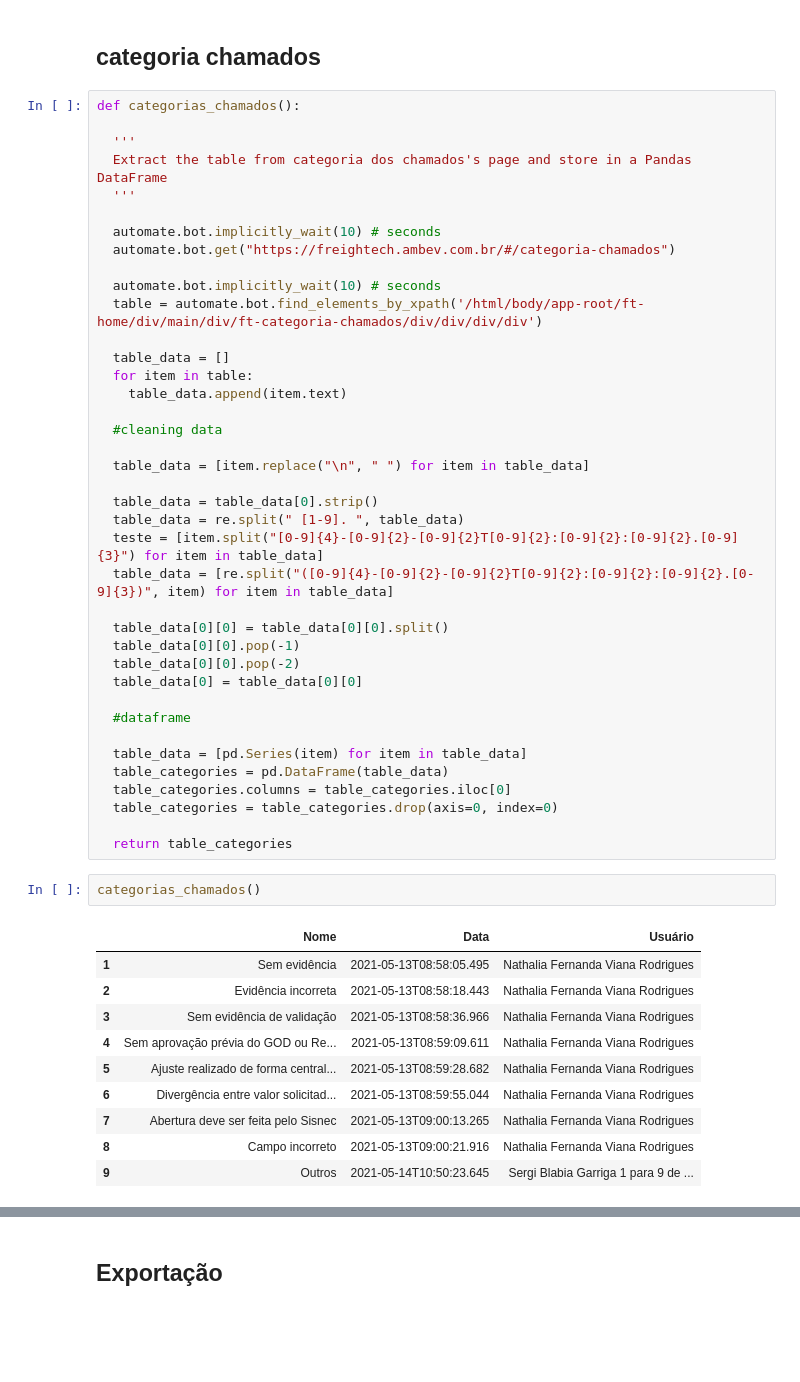
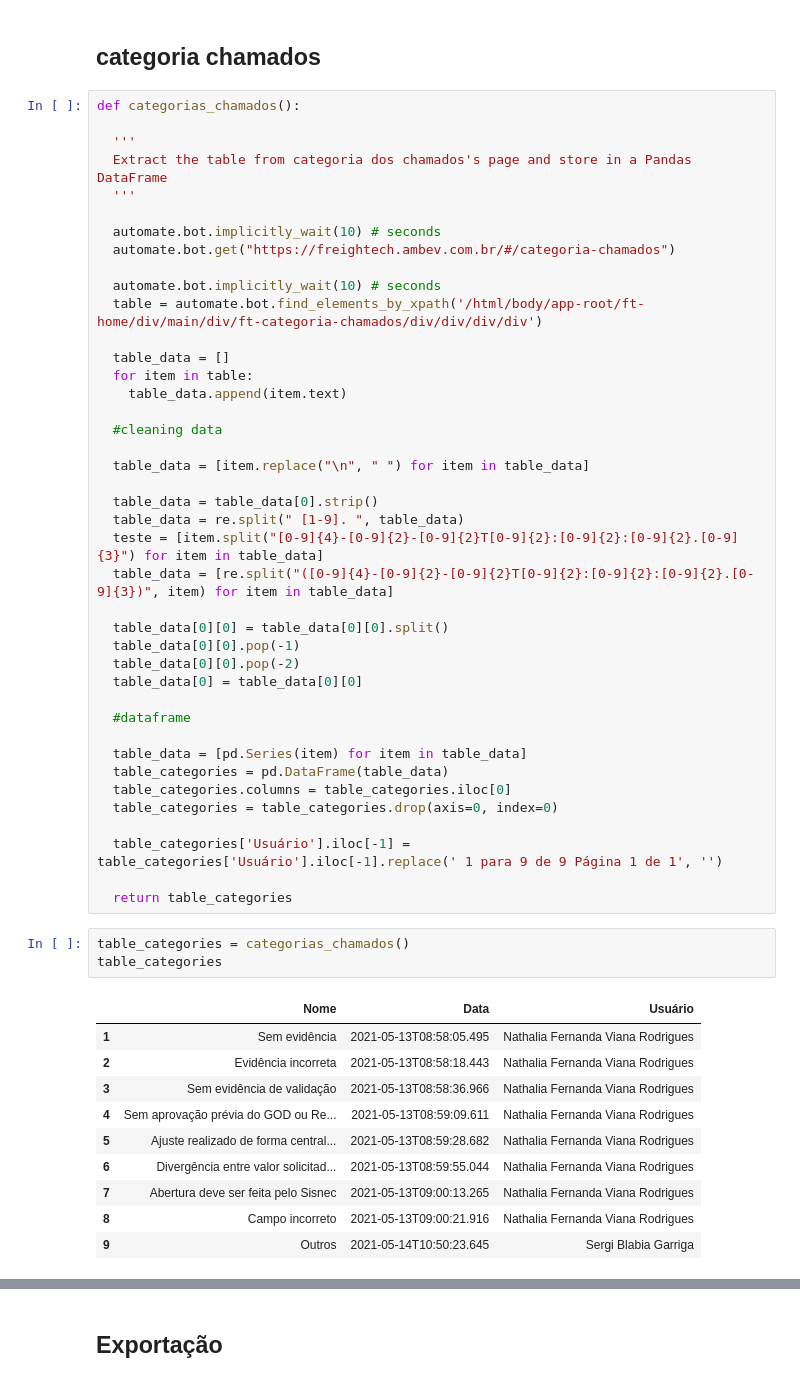
Before and after one commit to carolvieirav/operalabs, a Jupyter notebook: freightech.ipynb, the cells around one changed output, grey strips where cells are left out. Cells and saved outputs as stored; diff of their text form; blank space fills up the shorter version.

```diff
--- a/freightech.ipynb
+++ b/freightech.ipynb
@@ -232,18 +224,21 @@ def categorias_chamados():
   table_categories.columns = table_categories.iloc[0]
   table_categories = table_categories.drop(axis=0, index=0)
 
+  table_categories['Usuário'].iloc[-1] = table_categories['Usuário'].iloc[-1].replace(' 1 para 9 de 9 Página 1 de 1', '')
+
   return table_categories
-# %%
-categorias_chamados()
-# %% [output]
-|  | Nome | Data | Usuário |
-| 1 | Sem evidência | 2021-05-13T08:58:05.495 | Nathalia Fernanda Viana Rodrigues |
-| 2 | Evidência incorreta | 2021-05-13T08:58:18.443 | Nathalia Fernanda Viana Rodrigues |
-| 3 | Sem evidência de validação | 2021-05-13T08:58:36.966 | Nathalia Fernanda Viana Rodrigues |
-| 4 | Sem aprovação prévia do GOD ou Re... | 2021-05-13T08:59:09.611 | Nathalia Fernanda Viana Rodrigues |
-| 5 | Ajuste realizado de forma central... | 2021-05-13T08:59:28.682 | Nathalia Fernanda Viana Rodrigues |
-| 6 | Divergência entre valor solicitad... | 2021-05-13T08:59:55.044 | Nathalia Fernanda Viana Rodrigues |
-| 7 | Abertura deve ser feita pelo Sisnec | 2021-05-13T09:00:13.265 | Nathalia Fernanda Viana Rodrigues |
-| 8 | Campo incorreto | 2021-05-13T09:00:21.916 | Nathalia Fernanda Viana Rodrigues |
-| 9 | Outros | 2021-05-14T10:50:23.645 | Sergi Blabia Garriga 1 para 9 de ... |
+# %%
+table_categories = categorias_chamados()
+table_categories
+# %% [output]
+|  | Nome | Data | Usuário |
+| 1 | Sem evidência | 2021-05-13T08:58:05.495 | Nathalia Fernanda Viana Rodrigues |
+| 2 | Evidência incorreta | 2021-05-13T08:58:18.443 | Nathalia Fernanda Viana Rodrigues |
+| 3 | Sem evidência de validação | 2021-05-13T08:58:36.966 | Nathalia Fernanda Viana Rodrigues |
+| 4 | Sem aprovação prévia do GOD ou Re... | 2021-05-13T08:59:09.611 | Nathalia Fernanda Viana Rodrigues |
+| 5 | Ajuste realizado de forma central... | 2021-05-13T08:59:28.682 | Nathalia Fernanda Viana Rodrigues |
+| 6 | Divergência entre valor solicitad... | 2021-05-13T08:59:55.044 | Nathalia Fernanda Viana Rodrigues |
+| 7 | Abertura deve ser feita pelo Sisnec | 2021-05-13T09:00:13.265 | Nathalia Fernanda Viana Rodrigues |
+| 8 | Campo incorreto | 2021-05-13T09:00:21.916 | Nathalia Fernanda Viana Rodrigues |
+| 9 | Outros | 2021-05-14T10:50:23.645 | Sergi Blabia Garriga |
 # %% [markdown]
```
Also changed, not shown: parts of 11 cells of this notebook.
